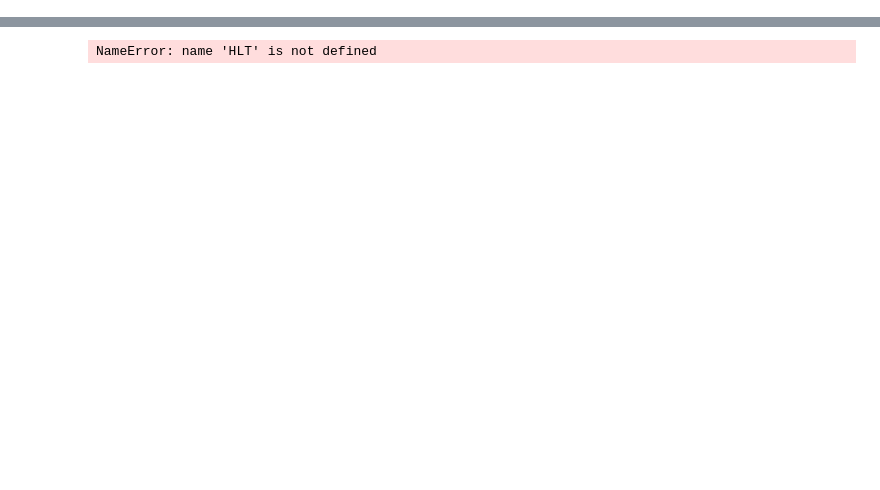
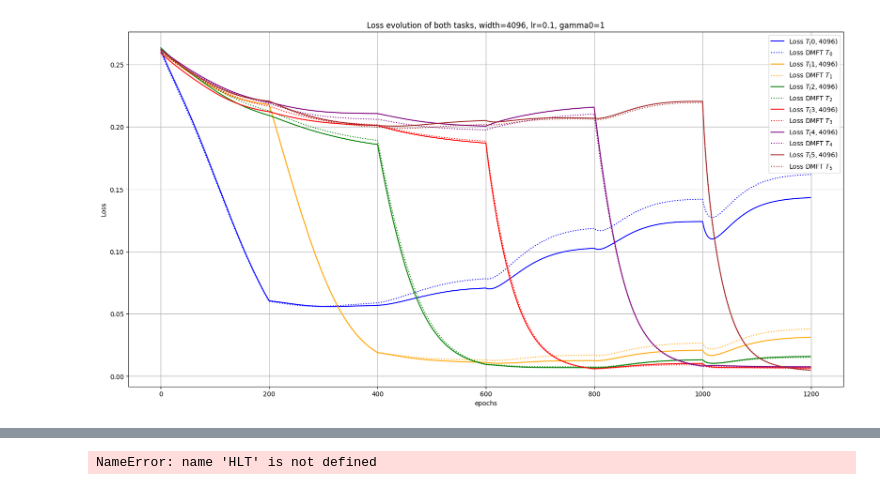
Before and after one commit to alessandrobreccia99/Infinite_width_Continual_Learning, a Jupyter notebook: DMFT.ipynb, the cells around one changed output, grey strips where cells are left out. Cells and saved outputs as stored; diff of their text form; code cells hidden in the pictures; blank space fills up the shorter version.

```diff
--- a/DMFT.ipynb
+++ b/DMFT.ipynb
@@ -675,0 +373,24 @@ plt.show()
+# %%
+S = 10000
+relu = True
+
+hs = torch.empty((n_tasks+1,(n_tasks+1)*epochs+1, S, P))
+zs = torch.empty((1,(n_tasks+1)*epochs+1, S))
+deltas = torch.empty((n_tasks+1,(n_tasks+1)*epochs+1, P))
+
+zs[0,0] = sampleXi(S)
+
+for t in range(n_tasks+1):
+    hs[t,0] = sampleChi(Ks[t,t], P, S)
+    deltas[t,0] = torch.sum(Y, dim=1).cpu()
+
+for c in range(n_tasks+1):
+    for i in np.arange(c*epochs,(c+1)*epochs,1):
+        for t in range(n_tasks+1):
+
+            h_up, z_up = Update( deltas[c,i] , zs[0,i], hs[t,i], zs[0,i], hs[c,i], Ks[t,c], gamma0, eta, relu=relu)
+            hs[t,i+1] = h_up
+            zs[0,i+1] = z_up
+
+            delta_up = updateDelta( hs[t,i], hs[c,i], zs[0,i], Ks[t,c], deltas[t,i], deltas[c,i], eta )
+            deltas[t,i+1] = delta_up
@@ -675,0 +408,19 @@ plt.show()
+# %%
+colors = ['blue', 'orange','green','red','purple','brown','pink', 'gray', 'olive', 'cyan' , 'darkgreen']
+
+fig = plt.figure(figsize=(20,10))
+for i in range(n_tasks+1):
+        #loss = torch.load(f'/Users/alessandrobreccia/Desktop/THESIS/loss_data/loss{N}_gamma{gamma0}.pt')
+        plt.plot(loss[i].detach().numpy(), alpha= 1, label=f'Loss $T_{i,N}$', color=colors[i])
+        plt.plot(torch.mean(deltas[i]**2, axis =1)/2, linestyle=':', color=colors[i], label=f'Loss DMFT $T_{i}$')
+        #plt.fill_between(np.arange(0,(n_tasks+1)*epochs+1,1),torch.mean(deltas[i]**2, axis =1)/2-(1/N*P)**2*np.arange(0,(n_tasks+1)*epochs+1,1), torch.mean(deltas[i]**2, axis =1)/2+(1/N*P)**2*np.arange(0,(n_tasks+1)*epochs+1,1), alpha=0.05, color=colors[i])
+
+plt.ylabel('Loss')
+plt.xlabel('epochs')
+plt.legend()
+#plt.axvline(epochs, color='darkgreen', linestyle='-', alpha = 0.3)
+plt.grid()
+plt.title(f'Loss evolution of both tasks, width={N}, lr={eta}, gamma0={gamma0}')
+plt.show()
+# %% [output]
+[figure, added]
```
Also changed, not shown: parts of 36 cells of this notebook, 1 other file.
